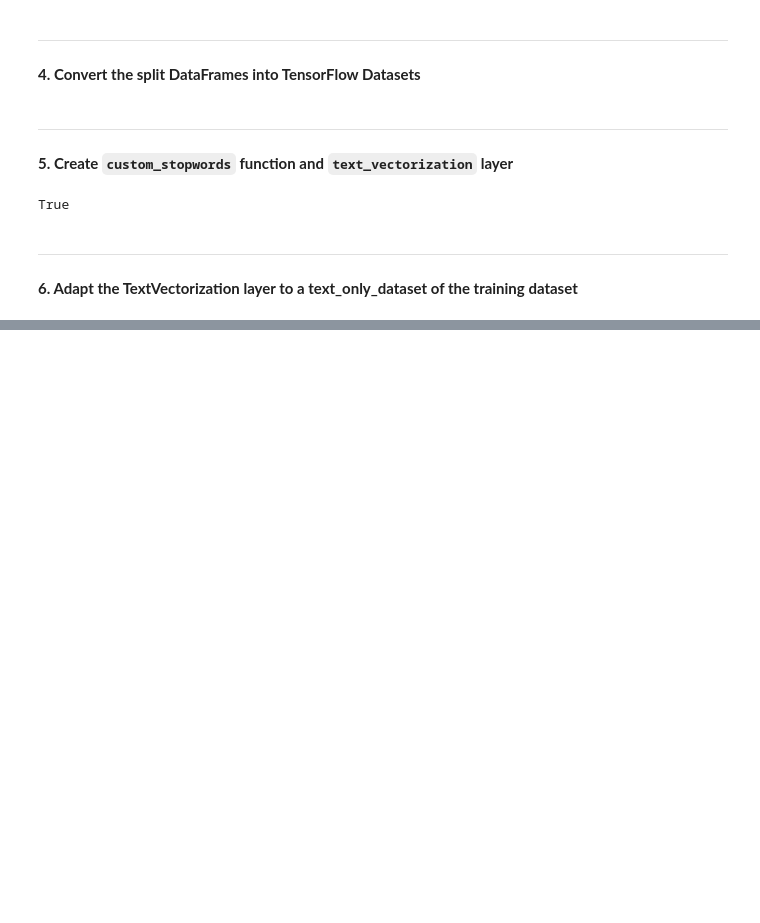
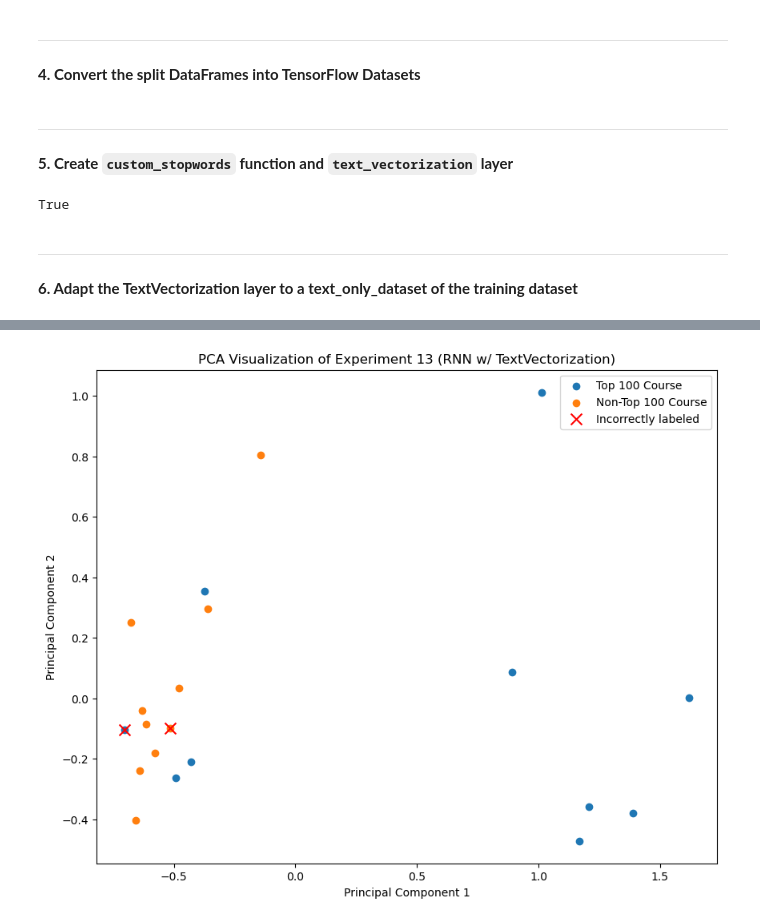
Before and after one commit to stefanjenss/Expanding-Insights-In-Golf-Course-Excellence, a Jupyter notebook: P6-EXP-13_Expanded_Analysis_V2.ipynb, the cells around one changed output, grey strips where cells are left out. Drawn from its saved outputs; the diff is of its cells as text; code cells hidden in the pictures; blank space fills up the shorter version.

```diff
--- a/P6-EXP-13_Expanded_Analysis_V2.ipynb
+++ b/P6-EXP-13_Expanded_Analysis_V2.ipynb
@@ -305,0 +322,27 @@ plot_training_history(history)
+# %%
+from sklearn.decomposition import PCA
+
+def plot_pca(embeddings, y_true, y_pred_classes):
+    pca = PCA(n_components=2)
+    pca_results = pca.fit_transform(embeddings)
+
+    # Identify incorrectly labeled points
+    incorrect_idx = np.where(y_true != y_pred_classes)[0]
+
+    plt.figure(figsize=(10, 8))
+    labels = ['Top 100 Course', 'Non-Top 100 Course']
+    for label in np.unique(y_true):
+        idx = np.where(y_true == label)[0]
+        plt.scatter(pca_results[idx, 0], pca_results[idx, 1], label=labels[label])
+
+    plt.scatter(pca_results[incorrect_idx, 0], pca_results[incorrect_idx, 1], c='red', marker='x', s=100, label='Incorrectly labeled')
+    plt.legend()
+    plt.title('PCA Visualization of Experiment 13 (RNN w/ TextVectorization)')
+    plt.xlabel('Principal Component 1')
+    plt.ylabel('Principal Component 2')
+    plt.show()
+
+# Call the function
+plot_pca(embeddings, y_true, y_pred_classes)
+# %% [output]
+[figure, added]
```
Also changed, not shown: parts of 19 cells of this notebook.
